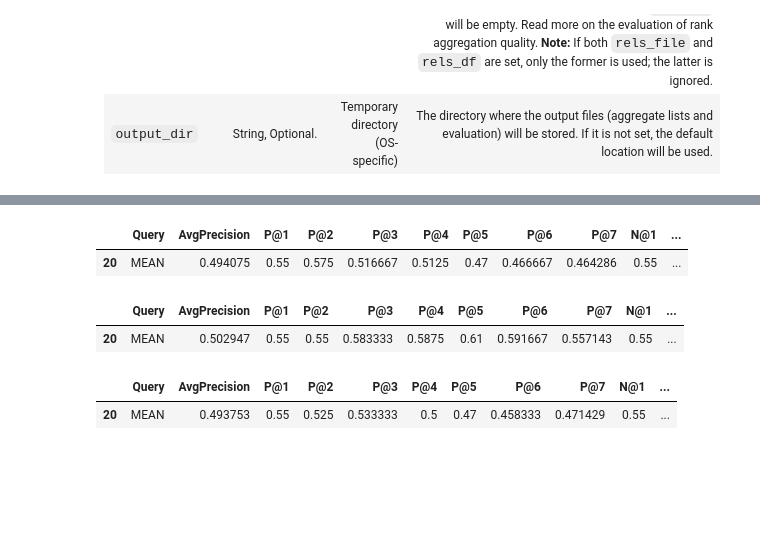
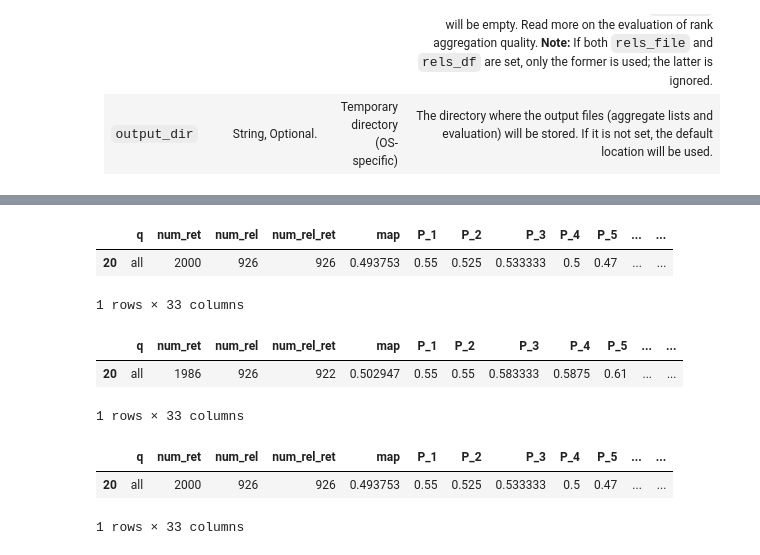
Before and after one commit to lakritidis/FLAGR, a Jupyter notebook: examples/jupyter/CodeExamples.ipynb, the cells around one changed output, grey strips where cells are left out. Drawn from its saved outputs; the diff is of its cells as text; code cells hidden in the pictures; blank space fills up the shorter version.

```diff
--- a/examples/jupyter/CodeExamples.ipynb
+++ b/examples/jupyter/CodeExamples.ipynb
@@ -87,9 +110,9 @@ In addition, the user may provide a second input file (we call it the *Rels* fil
 # %%
 # The input data file with the input lists to be aggregated.
-lists = 'testdata.csv'
+lists = '../testdata/testdata.csv'
 
 # The input data file with the relevance judgements.
-qrels = 'testdata_qrels.csv'
+qrels = '../testdata/testdata_qrels.csv'
 # %% [markdown]
 ## Linear combination methods
 
@@ -436,24 +544,27 @@ The `DIBRA` constructor supports the following parameters:
 # %%
-method_1 = Weighted.DIBRA(aggregator='combsum:rank', eval_pts=7)
+method_1 = Weighted.DIBRA(aggregator='outrank', eval_pts=7)
 
 df_out, df_eval = method_1.aggregate(input_file=lists, rels_file=qrels)
 df_eval.tail(1)
 # %% [output]
-|  | Query | AvgPrecision | P@1 | P@2 | P@3 | P@4 | P@5 | P@6 | P@7 | N@1 | ... |
-| 20 | MEAN | 0.494075 | 0.55 | 0.575 | 0.516667 | 0.5125 | 0.47 | 0.466667 | 0.464286 | 0.55 | ... |
+|  | q | num_ret | num_rel | num_rel_ret | map | P_1 | P_2 | P_3 | P_4 | P_5 | ... | ... |
+| 20 | all | 2000 | 926 | 926 | 0.493753 | 0.55 | 0.525 | 0.533333 | 0.5 | 0.47 | ... | ... |
+1 rows × 33 columns
 # %%
 method_2 = Weighted.DIBRA(eval_pts=7, gamma=1.5, prune=True, d1=0.3, d2=0.05)
 
 df_out, df_eval = method_2.aggregate(input_file=lists, rels_file=qrels)
 df_eval.tail(1)
 # %% [output]
-|  | Query | AvgPrecision | P@1 | P@2 | P@3 | P@4 | P@5 | P@6 | P@7 | N@1 | ... |
-| 20 | MEAN | 0.502947 | 0.55 | 0.55 | 0.583333 | 0.5875 | 0.61 | 0.591667 | 0.557143 | 0.55 | ... |
+|  | q | num_ret | num_rel | num_rel_ret | map | P_1 | P_2 | P_3 | P_4 | P_5 | ... | ... |
+| 20 | all | 1986 | 926 | 922 | 0.502947 | 0.55 | 0.55 | 0.583333 | 0.5875 | 0.61 | ... | ... |
+1 rows × 33 columns
 # %%
 method_3 = Weighted.DIBRA(eval_pts=7, aggregator="outrank")
 
 df_out, df_eval = method_3.aggregate(input_file=lists, rels_file=qrels)
 df_eval.tail(1)
 # %% [output]
-|  | Query | AvgPrecision | P@1 | P@2 | P@3 | P@4 | P@5 | P@6 | P@7 | N@1 | ... |
-| 20 | MEAN | 0.493753 | 0.55 | 0.525 | 0.533333 | 0.5 | 0.47 | 0.458333 | 0.471429 | 0.55 | ... |
+|  | q | num_ret | num_rel | num_rel_ret | map | P_1 | P_2 | P_3 | P_4 | P_5 | ... | ... |
+| 20 | all | 2000 | 926 | 926 | 0.493753 | 0.55 | 0.525 | 0.533333 | 0.5 | 0.47 | ... | ... |
+1 rows × 33 columns
```
Also changed, not shown: parts of 38 cells of this notebook, 2 other files.
